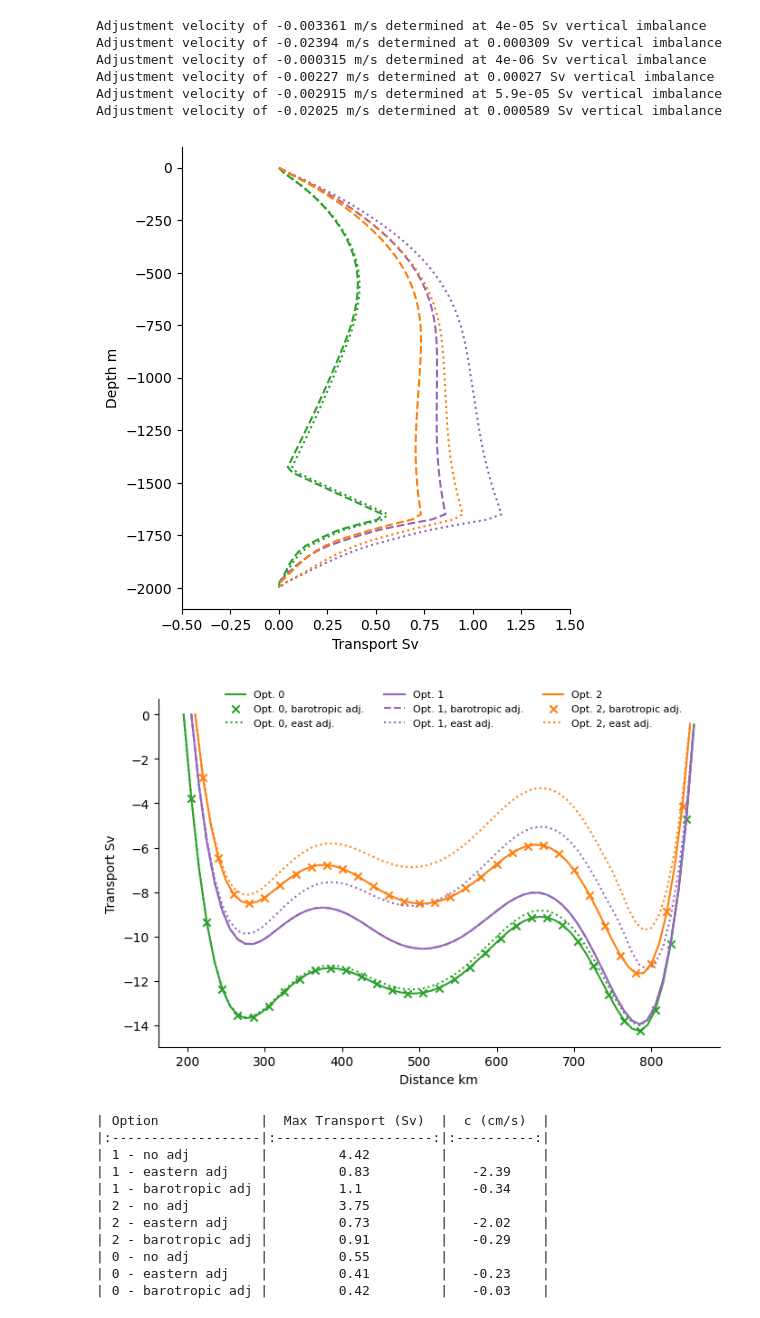
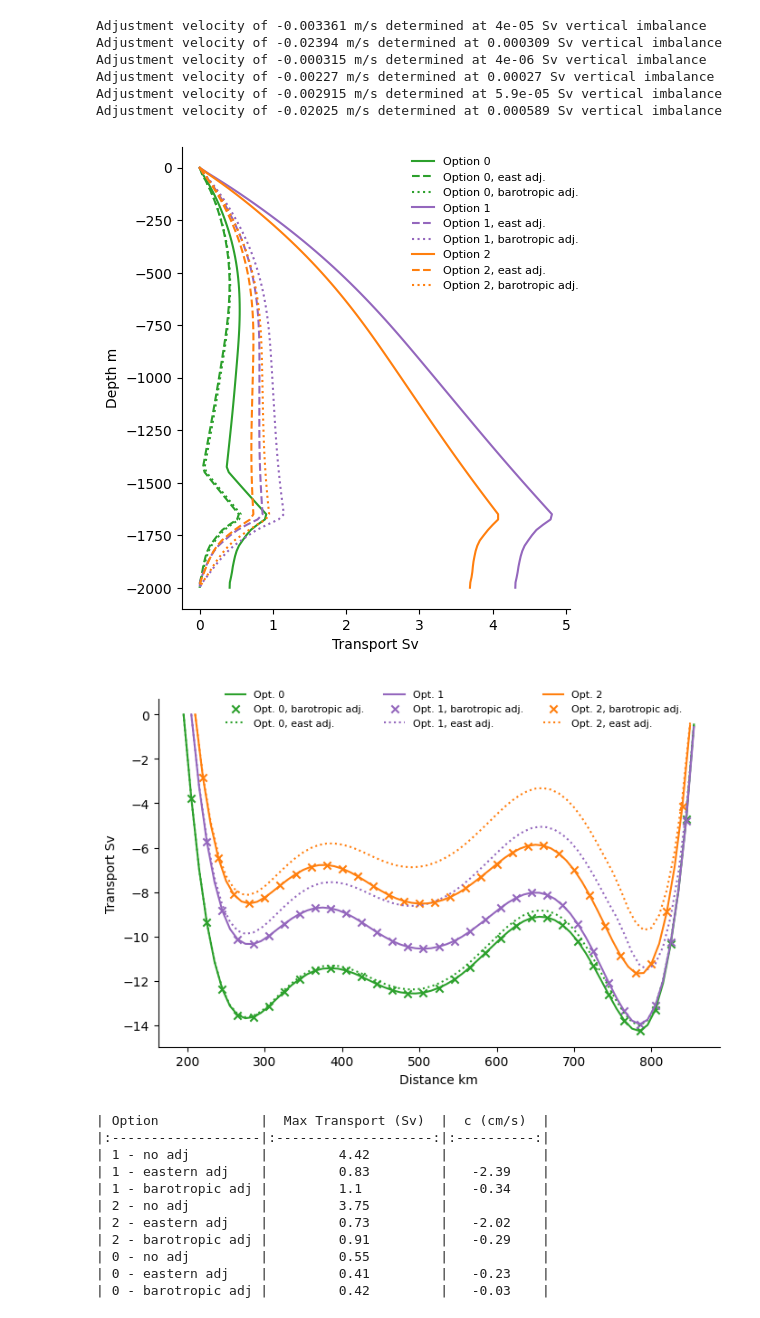
Before and after one commit to katjaschultz/labsea-project, a Jupyter notebook: notebooks/plotting.ipynb, the cells around one changed output. Saved outputs shown, nothing was run; the diff lists cells and outputs as text; code cells hidden in the pictures.

```diff
--- a/notebooks/plotting.ipynb
+++ b/notebooks/plotting.ipynb
@@ -47,9 +47,10 @@ P_200     = gsw.p_from_z(Z*1e3, lat_ar7w_200)
 
 case = '0413mayjunjul'
 file_case = '2004_to_2023_1000db_isobars'
-sigma = 30.0
+omega = 30.0
 
-specvol_anom_argo_200, sigma0_argo_200, SA_argo, CT_argo = np.load(parent_dir / f"data/weighted data/weighted_data_{file_case}_{case}_sigma{int(sigma)}_xstart{str(xstart)}_xend{xend}.npy")
+specvol_anom_argo_200, sigma0_argo_200, SA_argo, CT_argo = np.load(parent_dir / f"data/weighted data/weighted_data_{file_case}_{case}_omega{int(omega)}_xstart{str(xstart)}_xend{xend}.npy")
+specvol_anom_argo_dens_200, sigma0_argo_dens_200, SA_argo_dens, CT_argo_dens = np.load(parent_dir / f"data/weighted data/weighted_data_{file_case}_{case}_omega{int(omega)}_xstart{str(xstart)}_xend{xend}_density.npy")
 # calc. absolute geo velocity by refrencing to 1000m depth velocity
 input_file = parent_dir / 'data/yomaha_velocities_referenced_to_1000dbar_new.nc'
 poly_func, x0, y0 = ref.derive_poly_func(input_file, start_time='2004-01-01', end_time='2013-12-31', cut_season=True, season='mayjunjul', returnXY=True)
@@ -57,6 +58,9 @@ argo_ref_200 = poly_func(xhalf_200) / 100
 
 v_argo_200, sigma0half_argo_200 = tools.derive_abs_geo_v(specvol_anom_argo_200, sigma0_argo_200, P_200, argo_ref_200, lon_ar7w_200, lat_ar7w_200, xhalf_200, Zhalf_200, mask_sigma=mask_sigma)
 strf_z_argo_200, strf_x_argo_200, imbalance_argo_200, mask_xa_200 = tools.derive_strf(v_argo_200, xhalf_200*1e3, z*-1e3)
+
+v_argo_200_dens, sigma0half_argo_200_dens = tools.derive_abs_geo_v(specvol_anom_argo_dens_200, sigma0_argo_dens_200, P_200, argo_ref_200, lon_ar7w_200, lat_ar7w_200, xhalf_200, Zhalf_200, mask_sigma=mask_sigma)
+strf_z_argo_200_dens, strf_x_argo_200_dens, imbalance_argo_200_dens, mask_xa_200_dens = tools.derive_strf(v_argo_200_dens, xhalf_200*1e3, z*-1e3)
 # %%
 # x=190
 # define grid
@@ -75,10 +79,12 @@ P_190     = gsw.p_from_z(Z*1e3, lat_ar7w_190)
 
 case = '0413mayjunjul'
 file_case = '2004_to_2023_1000db_isobars'
-sigma = 30.0
+omega = 30.0
 
-specvol_anom_argo_190, sigma0_argo_190, SA_argo_190, CT_argo_190 = np.load(parent_dir / f"data/weighted data/weighted_data_{file_case}_{case}_sigma{int(sigma)}_xstart{str(xstart)}_xend{xend}.npy")
-specvol_anom_argo_190_strong_spring, sigma0_argo_190_strong_spring, SA_argo_190_strong_spring, CT_argo_190_strong_spring = np.load(parent_dir / f"data/weighted data/weighted_data_{file_case}_strong_spring_sigma{int(sigma)}_xstart{str(xstart)}_xend{xend}.npy")
+specvol_anom_argo_190, sigma0_argo_190, SA_argo_190, CT_argo_190 = np.load(parent_dir / f"data/weighted data/weighted_data_{file_case}_{case}_omega{int(omega)}_xstart{str(xstart)}_xend{xend}.npy")
+specvol_anom_argo_190_strong_spring, sigma0_argo_190_strong_spring, SA_argo_190_strong_spring, CT_argo_190_strong_spring = np.load(parent_dir / f"data/weighted data/weighted_data_{file_case}_strong_spring_omega{int(omega)}_xstart{str(xstart)}_xend{xend}.npy")
+
+specvol_anom_argo_dens_190, sigma0_argo_dens_190, SA_argo_dens_190, CT_argo_dens_190 = np.load(parent_dir / f"data/weighted data/weighted_data_{file_case}_{case}_omega{int(omega)}_xstart{str(xstart)}_xend{xend}_density.npy")
 # calc. absolute geo velocity by refrencing to 1000m depth velocity
 input_file = parent_dir / 'data/yomaha_velocities_referenced_to_1000dbar_new.nc'
 poly_func, x0, y0 = ref.derive_poly_func(input_file, start_time='2004-01-01', end_time='2013-12-31', cut_season=True, season='mayjunjul', returnXY=True)
@@ -89,6 +95,9 @@ strf_z_argo_190, strf_x_argo_190, imbalance_argo_190, mask_xa_190 = tools.derive
 
 v_argo_190_strong_spring, sigma0half_argo_190_strong_spring = tools.derive_abs_geo_v(specvol_anom_argo_190_strong_spring, sigma0_argo_190_strong_spring, P_190, argo_ref_190, lon_ar7w_190, lat_ar7w_190, xhalf_190, Zhalf_190, mask_sigma=mask_sigma)
 strf_z_argo_190_strong_spring, strf_x_argo_190_strong_spring, imbalance_argo_190_strong_spring, mask_xa_190_strong_spring = tools.derive_strf(v_argo_190_strong_spring, xhalf_190*1e3, z*-1e3)
+
+v_argo_190_dens, sigma0half_argo_190_dens = tools.derive_abs_geo_v(specvol_anom_argo_dens_190, sigma0_argo_dens_190, P_190, argo_ref_190, lon_ar7w_190, lat_ar7w_190, xhalf_190, Zhalf_190, mask_sigma=mask_sigma)
+strf_z_argo_190_dens, strf_x_argo_190_dens, imbalance_argo_190_dens, mask_xa_190_dens = tools.derive_strf(v_argo_190_dens, xhalf_190*1e3, z*-1e3)
 # %%
 xstart = 200
 xend   = 860
@@ -119,9 +128,9 @@ P_205     = gsw.p_from_z(Z*1e3, lat_ar7w_205)
 
 case = '0413mayjunjul'
 file_case = '2004_to_2023_1000db_isobars'
-sigma = 30.0
+omega = 30.0
 
-specvol_anom_argo_205, sigma0_argo_205, SA_argo_205, CT_argo_205 = np.load(parent_dir / f"data/weighted data/weighted_data_{file_case}_{case}_sigma{int(sigma)}_xstart{str(xstart)}_xend{xend}.npy")
+specvol_anom_argo_205, sigma0_argo_205, SA_argo_205, CT_argo_205 = np.load(parent_dir / f"data/weighted data/weighted_data_{file_case}_{case}_omega{int(omega)}_xstart{str(xstart)}_xend{xend}.npy")
 # calc. absolute geo velocity by refrencing to 1000m depth velocity
 input_file = parent_dir / 'data/yomaha_velocities_referenced_to_1000dbar_new.nc'
 poly_func, x0, y0 = ref.derive_poly_func(input_file, start_time='2004-01-01', end_time='2013-12-31', cut_season=True, season='mayjunjul', returnXY=True)
@@ -175,33 +188,33 @@ Adjustment velocity of -0.02025 m/s determined at 0.000589 Sv vertical imbalance
 # %%
 plt.figure(figsize=(5, 6))
 
-#plt.plot(strf_z_argo_190, z*1e3, label='Option 0', color='tab:green' )
+plt.plot(strf_z_argo_190, z*1e3, label='Option 0', color='tab:green' )
 plt.plot(strf_z_argo_190_adjEast, z*1e3, label='Option 0, east adj.', color='tab:green', linestyle='--')
 plt.plot(strf_z_argo_190_adj0, z*1e3, label='Option 0, barotropic adj.', color='tab:green', linestyle=':')
 
-#plt.plot(strf_z_argo_200, z*1e3, label='Option 1', color='tab:purple' )
+plt.plot(strf_z_argo_200, z*1e3, label='Option 1', color='tab:purple' )
 plt.plot(strf_z_argo_200_adjEast, z*1e3, label='Option 1, east adj.', color='tab:purple', linestyle='--')
 plt.plot(strf_z_argo_200_adj0, z*1e3, label='Option 1, barotropic adj.', color='tab:purple', linestyle=':')
 
-#plt.plot(strf_z_argo_205, z*1e3, label='Option 2', color='tab:orange' )
+plt.plot(strf_z_argo_205, z*1e3, label='Option 2', color='tab:orange' )
 plt.plot(strf_z_argo_205_adjEast, z*1e3, label='Option 2, east adj.', color='tab:orange', linestyle='--')
 plt.plot(strf_z_argo_205_adj0, z*1e3, label='Option 2, barotropic adj.', color='tab:orange', linestyle=':')
 
-#plt.legend(ncol=1, loc='upper right', fontsize=8, frameon=False, bbox_to_anchor=(1.05, 1.0))
+plt.legend(ncol=1, loc='upper right', fontsize=8, frameon=False, bbox_to_anchor=(1.05, 1.0))
 
 plt.xlabel('Transport Sv')
 plt.ylabel('Depth m')
 
 #enable axis lines top and right
 ax = plt.gca()
 ax.spines['top'].set_visible(False)
 ax.spines['right'].set_visible(False)
 
-plt.xlim(-0.5,1.5)#
-plt.savefig(parent_dir / 'figures/all_options_vertical_transports_zoom.png', dpi=300, bbox_inches='tight')
+#plt.xlim(-0.5,1.5)
+plt.savefig(parent_dir / 'figures/all_options_vertical_transports.png', dpi=300, bbox_inches='tight')
 plt.show()
 # %% [output]
-[figure, old version]
+[figure, new version]
 # %%
 fig, ax = plt.subplots(figsize=(8, 5))
 
@@ -210,7 +223,7 @@ ax.scatter(xhalf_190[1::2],strf_x_argo_190_adj0[1::2], color='tab:green', marker
 ax.plot(xhalf_190,strf_x_argo_190_adjEast, color='tab:green', linestyle=':', label='Opt. 0, east adj.')
 
 ax.plot(xhalf_200,strf_x_argo_200, color='tab:purple', label='Opt. 1')
-ax.plot(xhalf_200,strf_x_argo_200_adj0, color='tab:purple', linestyle='--', label='Opt. 1, barotropic adj.')
+ax.scatter(xhalf_200[2::2],strf_x_argo_200_adj0[2::2], color='tab:purple', marker='x', label='Opt. 1, barotropic adj.')
 ax.plot(xhalf_200,strf_x_argo_200_adjEast, color='tab:purple', linestyle=':', label='Opt. 1, east adj.')
 
 ax.plot(xhalf_205, strf_x_argo_205,  color='tab:orange', label='Opt. 2')
@@ -229,7 +242,7 @@ ax.set_ylabel('Transport Sv')
 plt.savefig(parent_dir / 'figures/all_options_horizontal_transports.png', dpi=300, bbox_inches='tight')
 plt.show()
 # %% [output]
-[figure, old version]
+[figure, new version]
 # %%
 # make a table of maximum transport values (above 1500m) for each option
 max_argo_200 = np.nanmax(strf_z_argo_200[:-20])
```
Also changed, not shown: parts of 9 cells of this notebook, 6 other files.
